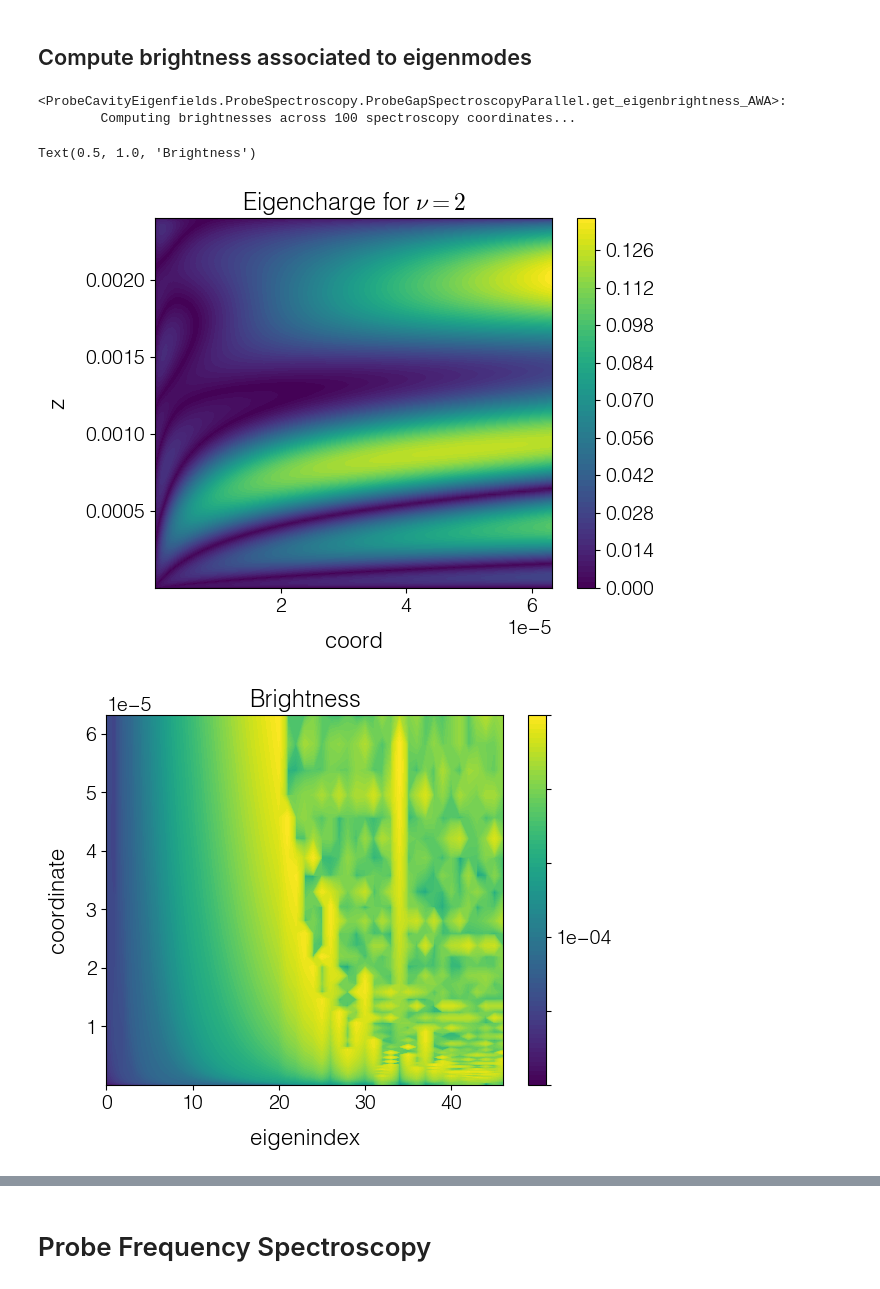
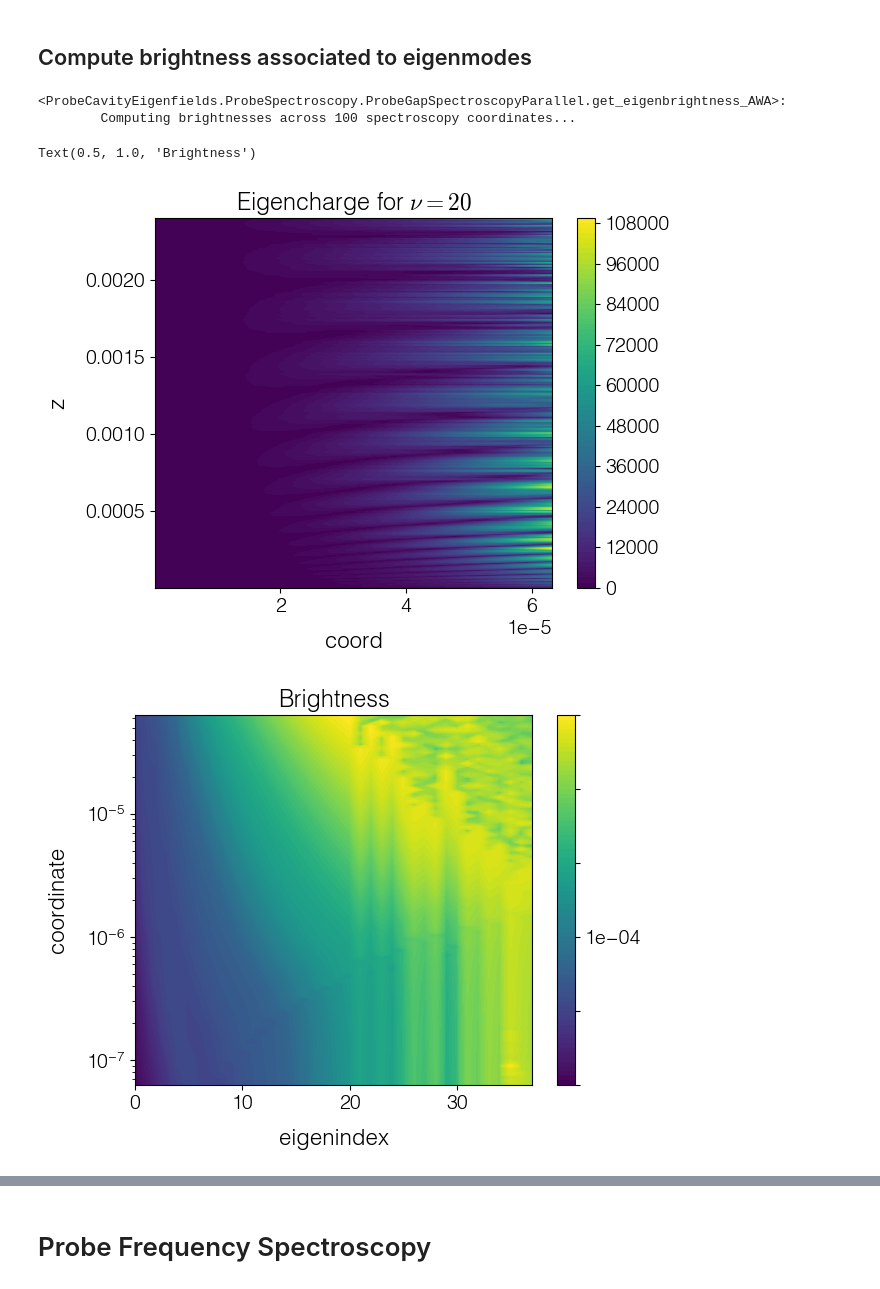
Before and after one commit to asmcleod/ProbeCavityEigenfields, a Jupyter notebook: Notebooks/1 - Probe building and Probe spectroscopies.ipynb, the cells around one changed output, grey strips where cells are left out. Drawn from its saved outputs; the diff is of its cells as text; code cells hidden in the pictures.

```diff
--- a/Notebooks/1 - Probe building and Probe spectroscopies.ipynb
+++ b/Notebooks/1 - Probe building and Probe spectroscopies.ipynb
@@ -48,8 +32,9 @@ a_nm=20
 a=a_nm*1e-7 #in cm
 L=24e-4 #probe length in cm, assuming cantilever thickness 4e-4 #Arrow probe: https://www.nanoworld.com/tapping-mode-reflex-coated-afm-tip-arrow-ncr
 L_microns=L*1e4
-taper_angle=15 # Arrow probe: https://www.researchgate.net/figure/SEM-image-of-an-AFM-tip-attached-to-cantilever_fig6_224406883
-geometry='cone'
+taper_angle=21 # Arrow probe: https://www.researchgate.net/figure/SEM-image-of-an-AFM-tip-attached-to-cantilever_fig6_224406883
+geometry='hyperboloid'
+PCE.Probe.dtype = np.complex64
 
 WL_THz=300e-4 #300 microns wavelength
 freq_THz=1/WL_THz
@@ -58,7 +43,7 @@ freq=30*freq_THz # 30 THz
 Nsubnodes=2
 Nnodes=244
 
-probe_name = '%s_a=%inm_taper=%i_L=%imicrons_Nnodes=%i'%(geometry.upper(),a_nm,taper_angle,L_microns,Nnodes)
+probe_name = '%s_a=%inm_taper=%i_L=%imicrons_Nnodes=%i'%(geometry.capitalize(),a_nm,taper_angle,L_microns,Nnodes)
 #probe_name = 'MidIRHyperboloid_FreqDepNormalization_L=%imicrons'%(L*1e4,)
 print('Building probe %s...'%probe_name)
 # %% [output]
@@ -66,7 +51,7 @@ Building probe HYPERBOLOID=20nm_L=23microns_Nnodes=488...
 # %%
 # Load the probe or build the probe
-recompute = False
-overwrite = False
+recompute = True
+overwrite = True
 try:
     if recompute: raise ValueError
     P = PCE.load(probe_name,PCE.Probe)
@@ -124,14 +124,14 @@ plt.xlim(0,15)
 # %% [markdown]
 # Probe Gap Spectroscopy
 # %%
-gaps = np.logspace(-2, 1.5, 100) * a # in cgs units, like everything else here
+gaps = np.logspace(-1.5, 1.5, 100) * P.get_a() # in cgs units, like everything else here
 #gaps = np.linspace(.1,10,100)*a
 reload(PS)
 
-recompute=False
-overwrite=False
-#kwargs=dict(sommerfeld=True, kappa_max = np.inf, Nkappas = 244*4 )
-kwargs=dict(sommerfeld=False)
+recompute=True
+overwrite=True
+#kwargs=dict(sommerfeld=True, kappa_max = None, Nkappas = 244*4 ) # adaptive kappa_max
+kwargs=dict(sommerfeld=False,basis_gap = P.get_a())
 
 try:
     if recompute: raise ValueError
@@ -196,21 +230,21 @@ Text(0.5, 0, 'Gap/a')
 # %% [markdown]
 ## Compute brightness associated to eigenmodes
 # %%
-eigenind=2
+eigenind=20
 np.abs(ProbeGapSpectroscopy._eigencharges_AWA[eigenind].real).plot(plotter=plt.contourf)
 plt.title(r'Eigencharge for $\nu=%i$'%eigenind)
 
 angles=np.linspace(10,90,20)
-all_vs = ProbeGapSpectroscopy.get_eigenbrightness_AWA(Nmodes=Nmodes, recompute=True,
-                                                eigencharges_AWA=ProbeGapSpectroscopy._eigencharges_AWA,
-                                                angles=angles,
-                                                verbose=True)
+all_vs = ProbeGapSpectroscopy.get_eigenbrightness_AWA(recompute=False,
+                                                        angles=angles,
+                                                        verbose=True)
 plt.figure()
 np.abs(all_vs).plot(plotter=plt.contourf,log_scale=True)
+plt.gca().set_yscale('log')
 plt.title('Brightness')
 # %% [output]
 <ProbeCavityEigenfields.ProbeSpectroscopy.ProbeGapSpectroscopyParallel.get_eigenbrightness_AWA>:
         Computing brightnesses across 100 spectroscopy coordinates...
 Text(0.5, 1.0, 'Brightness')
-[figure, old version]
+[figure, new version]
-[figure, old version]
+[figure, new version]
```
Also changed, not shown: parts of 19 cells of this notebook, 5 other files.
